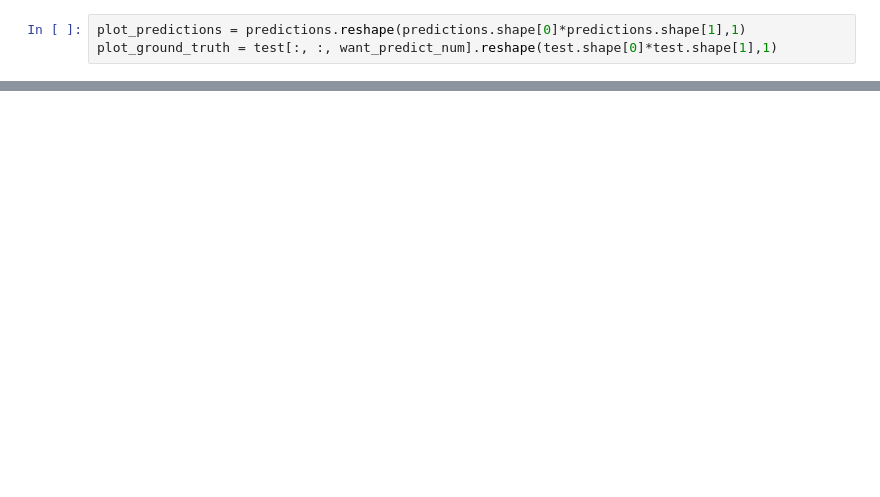
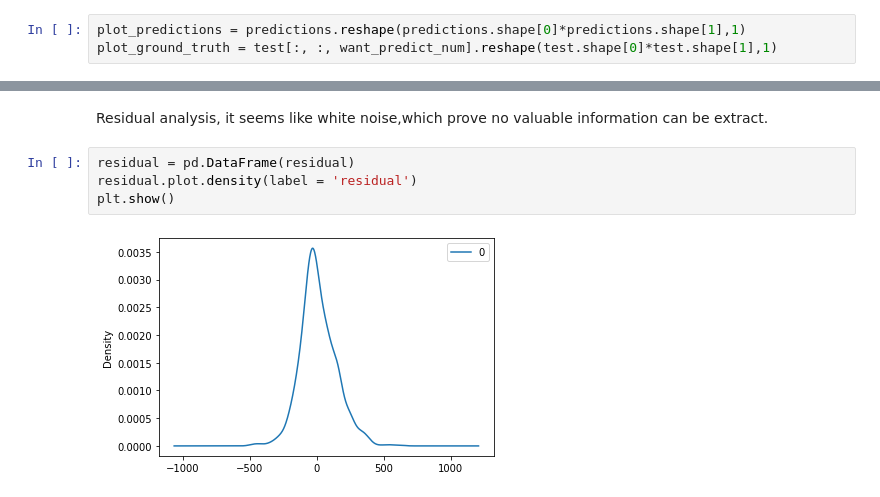
Before and after one commit to Orbis36/2020ICM-MCM, a Jupyter notebook: Time series Prediction/Multivariate multi-step encoder-decoder LSTM(forecast).ipynb, the cells around one changed output, grey strips where cells are left out. Drawn from its saved outputs; the diff is of its cells as text; blank space fills up the shorter version.

```diff
--- a/Time series Prediction/Multivariate multi-step encoder-decoder LSTM(forecast).ipynb
+++ b/Time series Prediction/Multivariate multi-step encoder-decoder LSTM(forecast).ipynb
@@ -203,0 +226,8 @@ plt.show()
+# %% [markdown]
+Residual analysis, it seems like white noise,which prove no valuable information can be extract.
+# %%
+residual = pd.DataFrame(residual)
+residual.plot.density(label = 'residual')
+plt.show()
+# %% [output]
+[figure, added]
```
Also changed, not shown: parts of 11 cells of this notebook, 2 other files.
